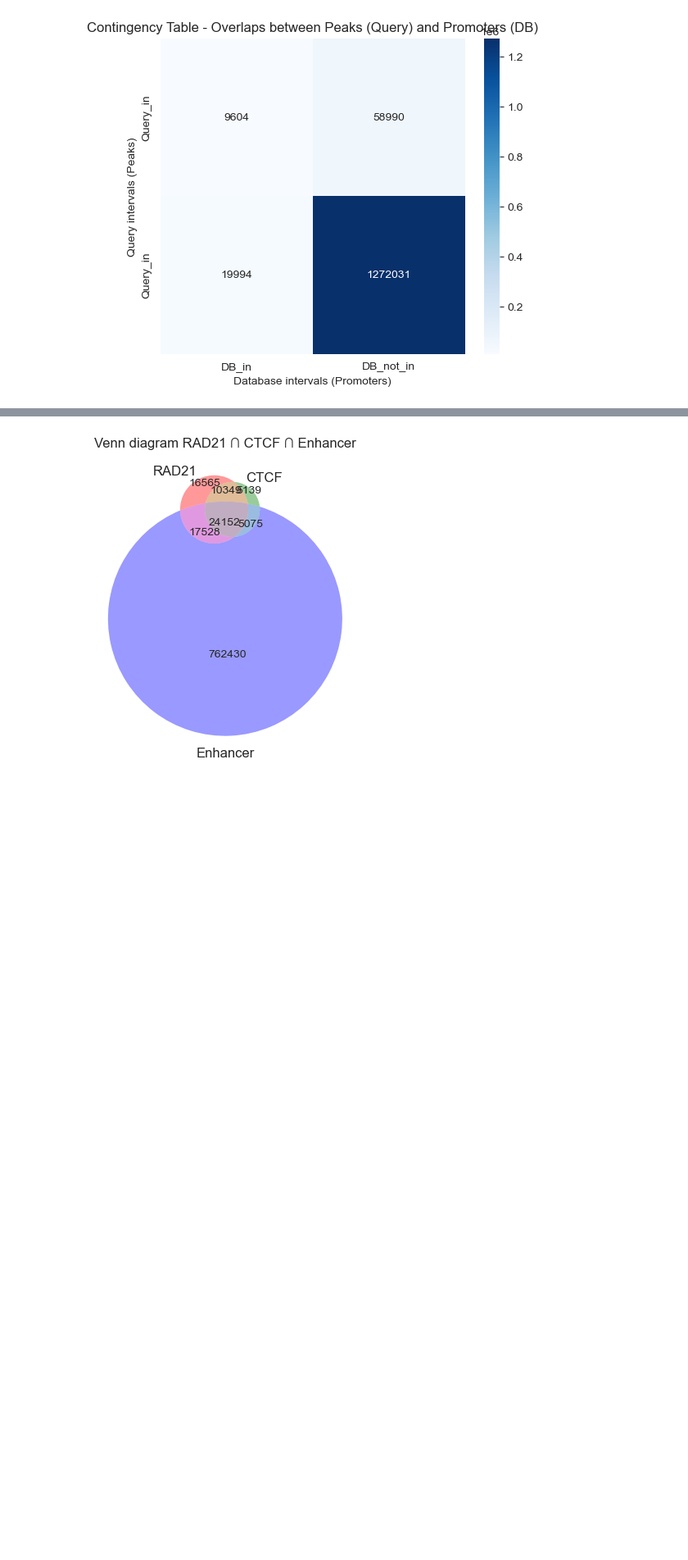
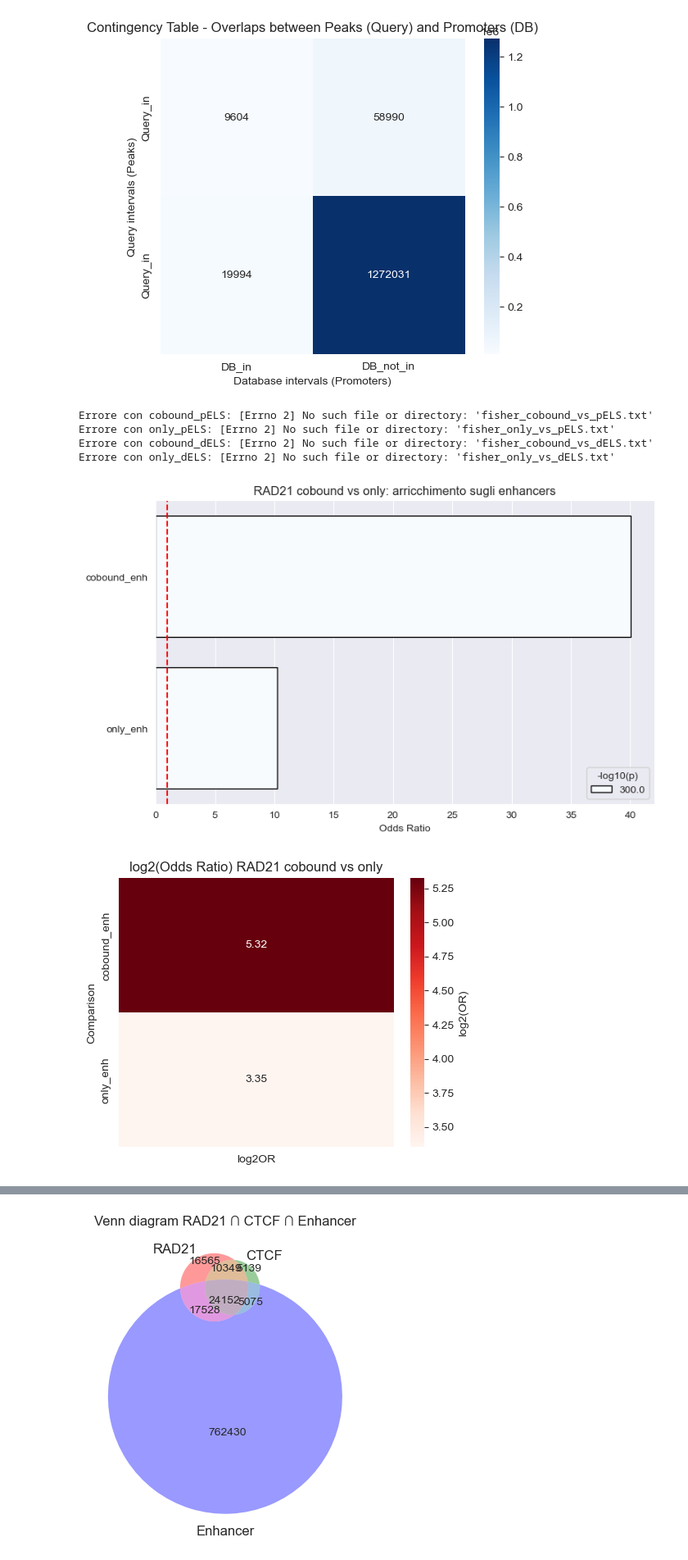
Before and after one commit to BioImad/ML, a Jupyter notebook: FISHER TEST PROMOTORE.ipynb, the cells around one changed output, grey strips where cells are left out. Shown: that part at 82% size. Cells and saved outputs as stored; diff of their text form; code cells hidden in the pictures; blank space fills up the shorter version.

```diff
--- a/FISHER TEST PROMOTORE.ipynb
+++ b/FISHER TEST PROMOTORE.ipynb
@@ -165,3 +261,75 @@ CSV pulito creato in: D:\SYSTEMS BIOLOGY\fisher_results_clean.csv
 Query_in   9604      58990
 Query_in  19994    1272031
 [figure]
+# %%
+import os
+import pandas as pd
+import numpy as np
+import matplotlib.pyplot as plt
+import seaborn as sns
+
+# 1) Vai nella cartella
+os.chdir(r"D:\SYSTEMS BIOLOGY")
+
+# 2) File di interesse
+files = {
+    "cobound_enh": "fisher_cobound_vs_enh.txt",
+    "only_enh":    "fisher_only_vs_enh.txt",
+    "cobound_pELS":"fisher_cobound_vs_pELS.txt",
+    "only_pELS":   "fisher_only_vs_pELS.txt",
+    "cobound_dELS":"fisher_cobound_vs_dELS.txt",
+    "only_dELS":   "fisher_only_vs_dELS.txt"
+}
+
+# 3) Leggi file ed estrai ratio e p-value
+df_list = []
+for name, path in files.items():
+    try:
+        tab = pd.read_csv(path, sep="\t", comment="#")
+        if {"ratio","two-tail"}.issubset(tab.columns):
+            OR = float(tab["ratio"].iloc[0])
+            pval = float(tab["two-tail"].iloc[0])
+            if pval == 0.0:  # evita inf
+                pval = 1e-300
+            df_list.append({
+                "Comparison": name,
+                "OddsRatio": OR,
+                "log2OR": np.log2(OR),
+                "Pvalue": pval,
+                "-log10P": -np.log10(pval)
+            })
+    except Exception as e:
+        print(f"Errore con {name}: {e}")
+
+df = pd.DataFrame(df_list)
+
+# 4) Barplot comparativo
+plt.figure(figsize=(8,5))
+sns.barplot(data=df, x="OddsRatio", y="Comparison", hue="-log10P",
+            dodge=False, palette="Blues", edgecolor="black")
+plt.axvline(1, ls="--", color="red")
+plt.title("RAD21 cobound vs only: arricchimento sugli enhancers")
+plt.xlabel("Odds Ratio")
+plt.ylabel("")
+plt.legend(title="-log10(p)")
+plt.tight_layout()
+plt.show()
+
+# 5) Heatmap log2(OR)
+plt.figure(figsize=(5,4))
+sns.heatmap(df.set_index("Comparison")[["log2OR"]],
+            annot=True, fmt=".2f", cmap="Reds",
+            cbar_kws={'label': 'log2(OR)'})
+plt.title("log2(Odds Ratio) RAD21 cobound vs only")
+plt.tight_layout()
+plt.show()
+
+# 6) Salva tabella riassuntiva
+df.to_csv("rad21_cobound_only_enhancer_summary.csv", index=False)
+# %% [output]
+Errore con cobound_pELS: [Errno 2] No such file or directory: 'fisher_cobound_vs_pELS.txt'
+Errore con only_pELS: [Errno 2] No such file or directory: 'fisher_only_vs_pELS.txt'
+Errore con cobound_dELS: [Errno 2] No such file or directory: 'fisher_cobound_vs_dELS.txt'
+Errore con only_dELS: [Errno 2] No such file or directory: 'fisher_only_vs_dELS.txt'
+[figure, added]
+[figure, added]
```
Also changed, not shown: parts of 6 cells of this notebook.
